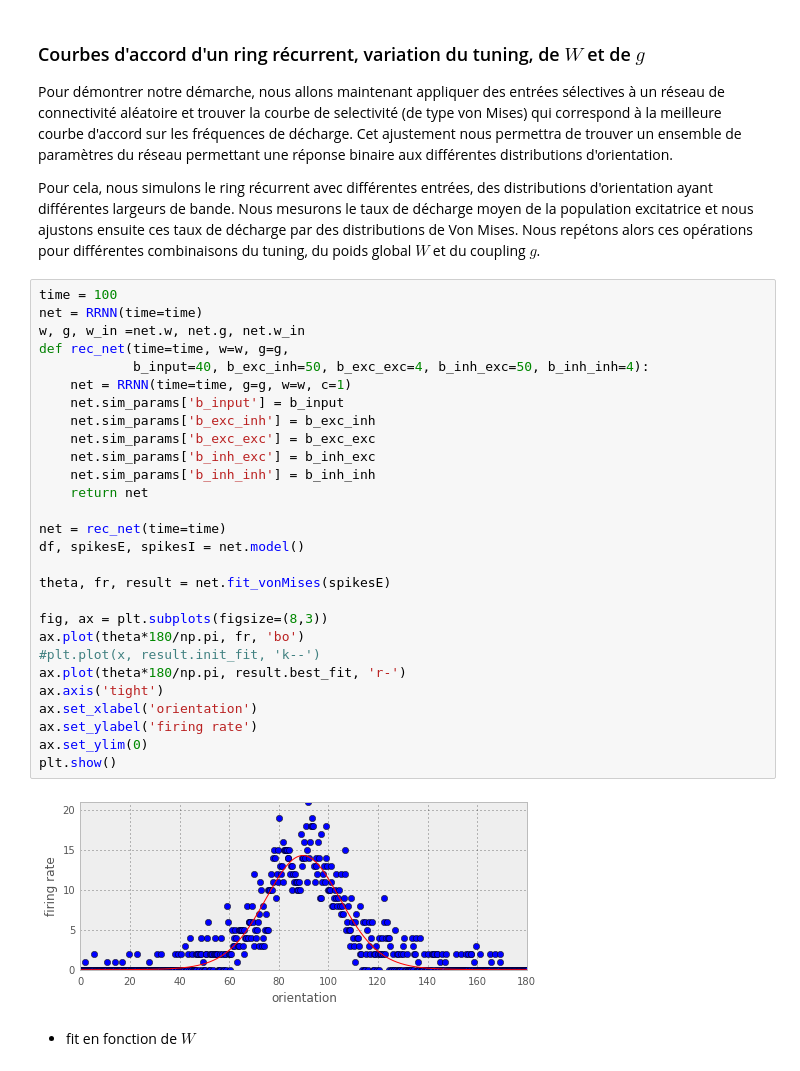
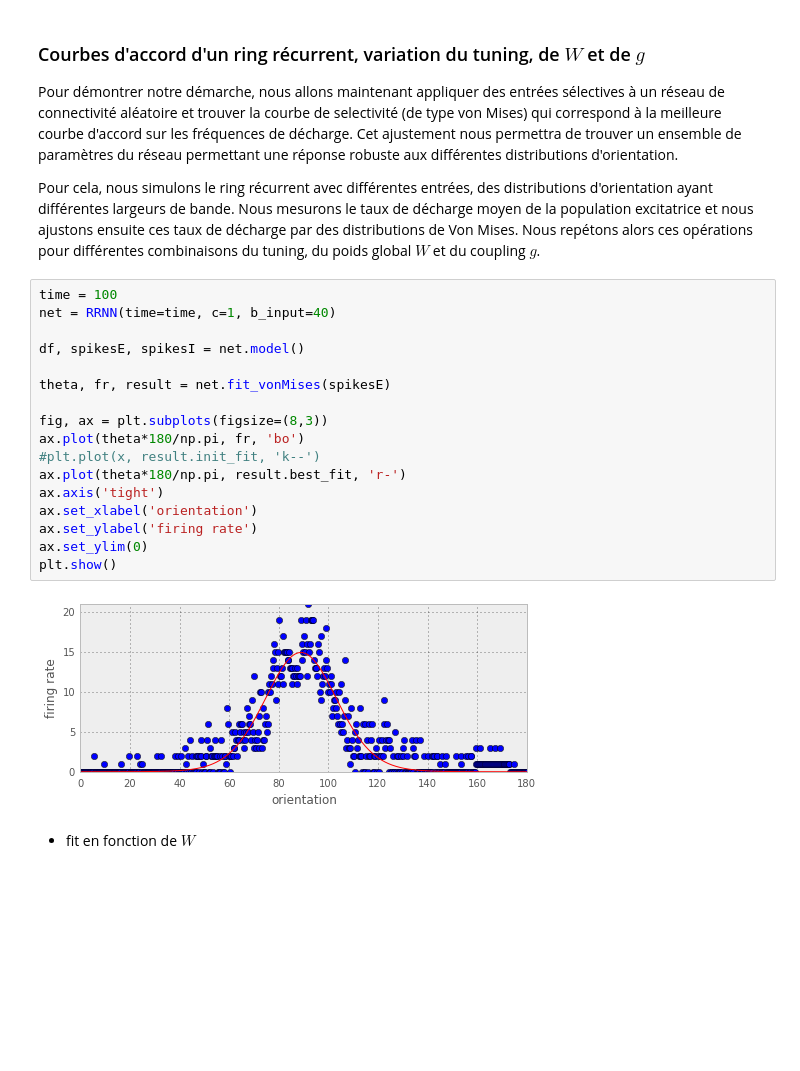
Before and after one commit to laurentperrinet/OBV1, a Jupyter notebook: notebooks/3.3.6_Ring recurrent_FittingResponse_SettingParameters.ipynb, the cells around one changed output. Saved outputs shown, nothing was run; the diff lists cells and outputs as text; blank space fills up the shorter version.

```diff
--- a/notebooks/3.3.6_Ring recurrent_FittingResponse_SettingParameters.ipynb
+++ b/notebooks/3.3.6_Ring recurrent_FittingResponse_SettingParameters.ipynb
@@ -12,39 +13,28 @@ The autoreload extension is already loaded. To reload it, use:
 # %% [markdown]
 ### Courbes d'accord d'un ring récurrent, variation du tuning, de $W$ et de $g$
 
-Pour démontrer notre démarche, nous allons maintenant appliquer des entrées sélectives à un réseau de connectivité aléatoire et trouver la courbe de selectivité (de type von Mises) qui correspond à la meilleure courbe d'accord sur les fréquences de décharge. Cet ajustement nous permettra de trouver un ensemble de paramètres du réseau permettant une réponse binaire aux différentes distributions d'orientation.
+Pour démontrer notre démarche, nous allons maintenant appliquer des entrées sélectives à un réseau de connectivité aléatoire et trouver la courbe de selectivité (de type von Mises) qui correspond à la meilleure courbe d'accord sur les fréquences de décharge. Cet ajustement nous permettra de trouver un ensemble de paramètres du réseau permettant une réponse robuste aux différentes distributions d'orientation.
 
 Pour cela, nous simulons le ring récurrent avec différentes entrées, des distributions d'orientation ayant différentes largeurs de bande. Nous mesurons le taux de décharge moyen de la population excitatrice et nous ajustons ensuite ces taux de décharge par des distributions de Von Mises. Nous repétons alors ces opérations pour différentes combinaisons du tuning, du poids global $W$ et du coupling $g$.
 # %%
 time = 100
-net = RRNN(time=time)
-w, g, w_in =net.w, net.g, net.w_in
-def rec_net(time=time, w=w, g=g,
-            b_input=40, b_exc_inh=50, b_exc_exc=4, b_inh_exc=50, b_inh_inh=4):
-    net = RRNN(time=time, g=g, w=w, c=1)
-    net.sim_params['b_input'] = b_input
-    net.sim_params['b_exc_inh'] = b_exc_inh
-    net.sim_params['b_exc_exc'] = b_exc_exc
-    net.sim_params['b_inh_exc'] = b_inh_exc
-    net.sim_params['b_inh_inh'] = b_inh_inh
-    return net
+net = RRNN(time=time, c=1, b_input=40)
 
-net = rec_net(time=time)
 df, spikesE, spikesI = net.model()
 
 theta, fr, result = net.fit_vonMises(spikesE)
 
 fig, ax = plt.subplots(figsize=(8,3))
 ax.plot(theta*180/np.pi, fr, 'bo')
 #plt.plot(x, result.init_fit, 'k--')
 ax.plot(theta*180/np.pi, result.best_fit, 'r-')
 ax.axis('tight')
 ax.set_xlabel('orientation')
 ax.set_ylabel('firing rate')
 ax.set_ylim(0)
 plt.show()
 # %% [output]
-[figure, old version]
+[figure, new version]
 # %% [markdown]
 * fit en fonction de $W$
 # %%
```
Also changed, not shown: parts of 6 cells of this notebook, 9 other files.
